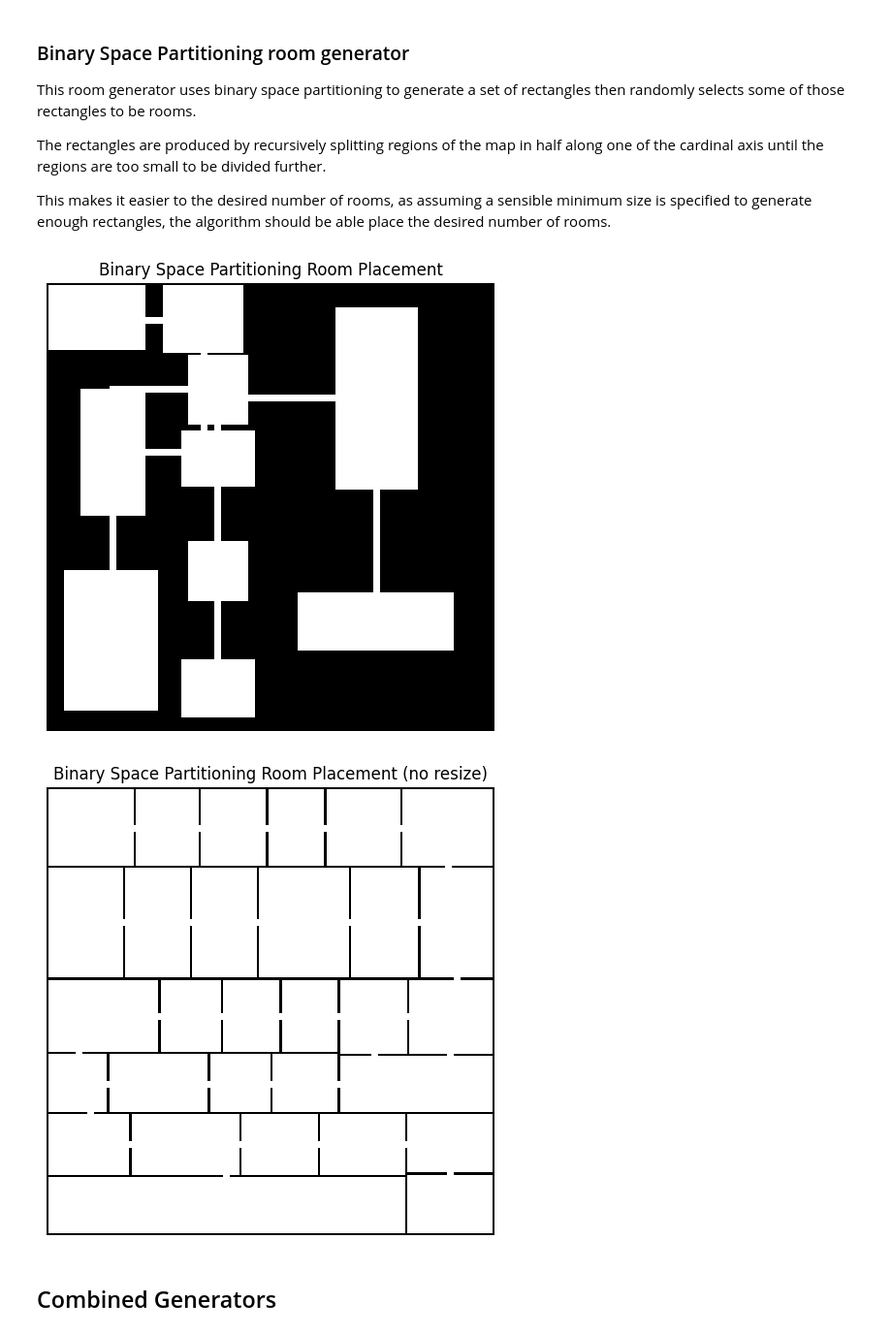
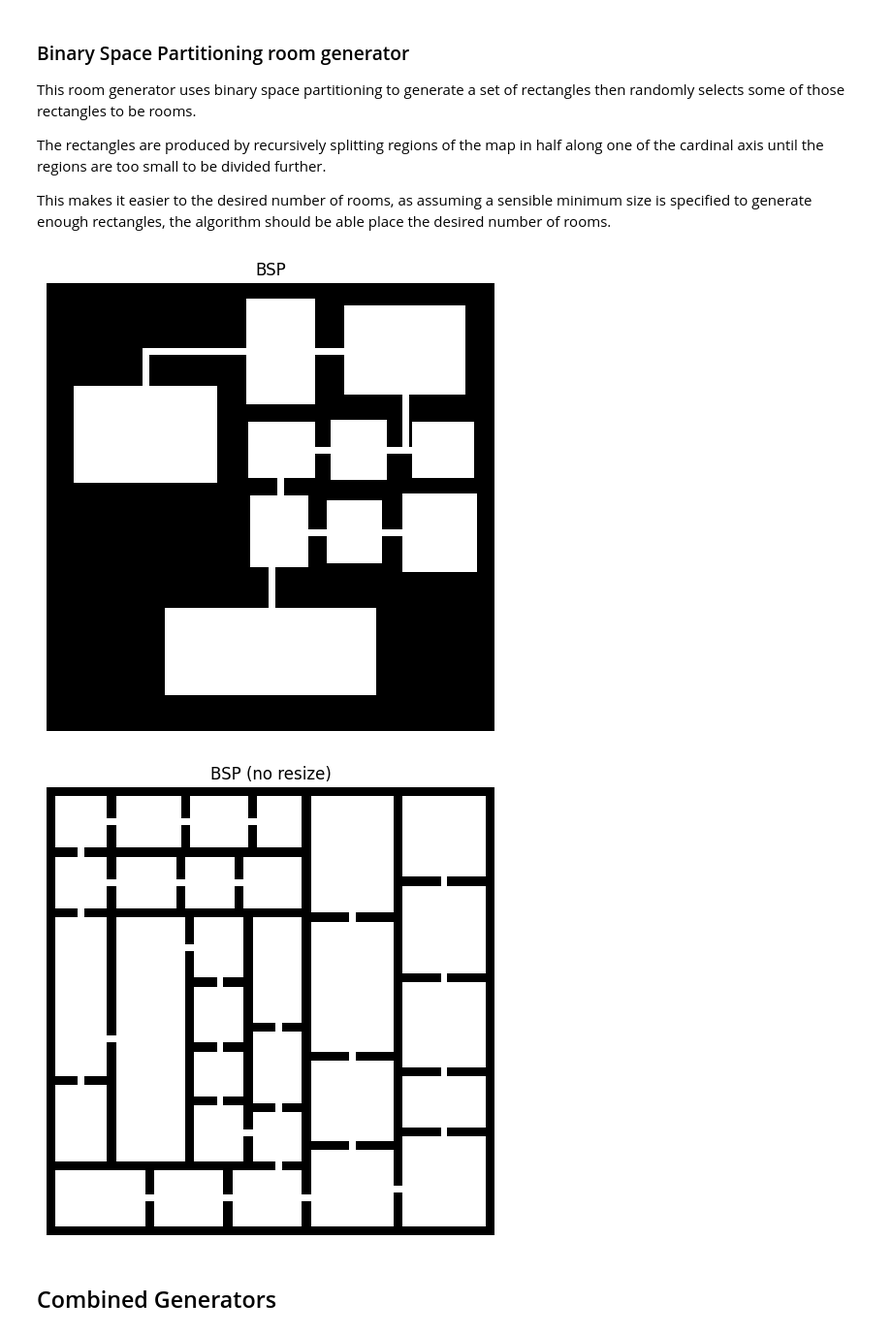
Before and after one commit to artisanofcode/gamedev-algorithms, a Jupyter notebook: procedual-generation.ipynb, the cells around one changed output. Shown: that part at 97% size. Saved outputs shown, nothing was run; the diff lists cells and outputs as text; code cells hidden in the pictures.

```diff
--- a/procedual-generation.ipynb
+++ b/procedual-generation.ipynb
@@ -668,12 +664,11 @@ def generate_fill(value: int = AIR) -> Generator:
     brush = Brush(value=value)
 
     def generator(context: Context) -> None:
-        for x in range(0, context.width):
-            for y in range(0, context.height):
-                context.draw(x, y, brush)
+        for x, y in context.points():
+            context.draw(x, y, brush)
 
     return generator
 
 
-render(chain(generate_fill(), generate_frame()), title="Framed Fill")
+render(chain(generate_fill(), generate_frame()), title="Fill + Frame")
 # %% [output]
@@ -1039,39 +1025,41 @@ def room_bsp(count: int, spacing: int = 1, min_width: int = 30, min_height: int
         for x, y, w, h in spaces:
             if resize:
                 iw = context.rng.randint(min_width, w)
                 ih = context.rng.randint(min_height, h)
                 ix = x + (w - iw) // 2
                 iy = y + (h - ih) // 2
             else:
                 ix, iy, iw, ih = x, y, w, h
 
             result.append((ix, iy, iw, ih))
 
         return result
 
     return generator
 
 
 render(
     generate_rooms(
-        room_bsp(count=10, spacing=1, min_width=25, min_height=25),
+        room_bsp(count=10, spacing=5, min_width=25, min_height=25),
         edge_naive,
         tunnel_simple(),
     ),
-    title="Binary Space Partitioning Room Placement",
+    title="BSP",
 )
 
 render(
     generate_rooms(
-        room_bsp(count=30, spacing=1, min_width=25,
-                 min_height=25, resize=False),
+        room_bsp(count=30, spacing=4, min_width=20,
+                 min_height=20, resize=False),
         edge_naive,
         tunnel_simple(),
     ),
-    title="Binary Space Partitioning Room Placement (no resize)",
+    title="BSP (no resize)",
+    width=200,
+    height=200
 )
 # %% [output]
-[figure, old version]
+[figure, new version]
-[figure, old version]
+[figure, new version]
 # %% [markdown]
 ## Combined Generators
```
Also changed, not shown: parts of 30 cells of this notebook.
